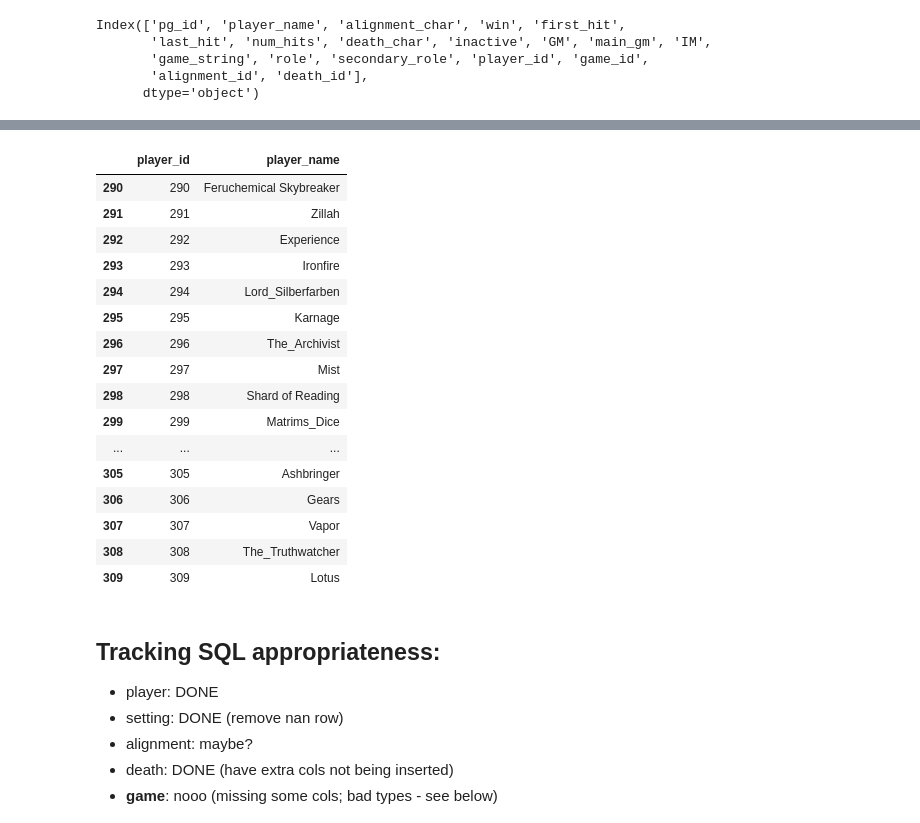
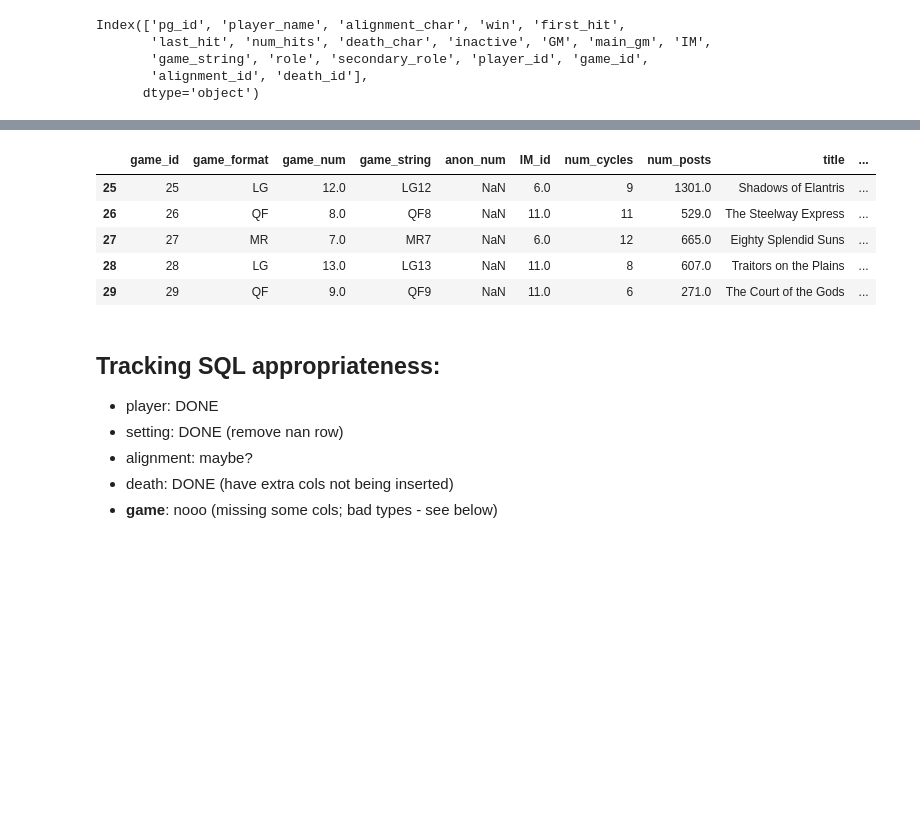
Before and after one commit to isabelle-sanford/se-stats, a Jupyter notebook: data_cleaning.ipynb, the cells around one changed output, grey strips where cells are left out. Drawn from its saved outputs; the diff is of its cells as text; code cells hidden in the pictures; blank space fills up the shorter version.

Commit message:
data cleaning worksgit add .

```diff
--- a/data_cleaning.ipynb
+++ b/data_cleaning.ipynb
@@ -161,12 +157,12 @@ print(game.columns)
 game = game.filter([
     "game_id",
     "game_format", "game_num", "game_string",
-    # "num_players",
+    "num_players",
     #"IM", # currently blank - pulling from Data instead
     "num_cycles",
     "num_posts",
     "fundamentals", "role_madness", "complexity",
-    #"winner",
+    "winner",
     "mechanics_balance", "distribution_balance",
     #"broken",
     "setting",
@@ -340,8 +312,8 @@ data.head()
 | 4 | 5 | Aether | E | W | 4.0 | 4.0 | 1.0 | V | NaN | ... |
 # %%
 s = pd.Series(setting.set_index("setting")["setting_id"])
-game["setting_id"] = game["setting"].map(s)
-
+g = game["setting"].map(s)
+game["setting_id"] = g.copy() # copy might not be necessary
 game.head()
 # %% [output]
 |  | game_id | game_format | game_num | game_string | num_cycles | num_posts | fundamentals | role_madness | ... |
@@ -353,11 +333,11 @@ game.head()
 # %%
 # Pull rest of stuff into game table from PG: IM id
 
-IM_list = data[data["IM"] == "Y"].filter(["player_id", "game_id"]).convert_dtypes()
+IM_list = data[data["IM"] == "Y"].filter(["player_id", "game_id"]).drop(4313)
+#IM_list["game_id"].astype("int", copy=False)
 
 game = game.merge(IM_list, on="game_id", how="left").rename(columns={"player_id": "IM_id"})
 
-game.head()
-# export games to csv (optionally)
+game.tail()
 # %% [output]
 |  | game_id | game_format | game_num | game_string | num_cycles | num_posts | fundamentals | role_madness | ... |
@@ -368,0 +349,16 @@ game.head()
+# %%
+game_final = game.filter([
+    "game_id", "game_format", "game_num", "game_string",
+    "anon_num", #"mechanics_balance", "distribution_balance",
+    "IM_id", "num_cycles", "num_posts", #"start_date", "end_date",
+    "title", "setting_id",
+    "complexity", "fundamentals", "role_madness"
+    ])
+
+
+#game_final["IM_id"] = game_final["IM_id"].fillna(None)
+# game_final["num_cycles"] = game_final["num_cycles"].fillna(-1)
+# game_final["num_posts"] = game_final["num_posts"].fillna(-1)
+
+
+game_final.head()
@@ -513,29 +464,22 @@ print(setting.head())
 # %%
 # removing bad characters
 
-player["player_name"] = player["player_name"].str.replace("'", "")
+# player["player_name"] = player["player_name"].str.replace("'", "")
 
-game["title"] = game["title"].str.replace("'", "")
+# game["title"] = game["title"].str.replace("'", "")
 
-player.iloc[290:310]
+# removes ? in MR7. Definitely need to find a way to do typing better though
+game_final["num_cycles"] = game_final["num_cycles"].str.replace("?", "")
+
+game_final.iloc[25:30]
+# player.iloc[290:310]
 # %% [output]
-|  | player_id | player_name |
-| 290 | 290 | Feruchemical Skybreaker |
-| 291 | 291 | Zillah |
-| 292 | 292 | Experience |
-| 293 | 293 | Ironfire |
-| 294 | 294 | Lord_Silberfarben |
-| 295 | 295 | Karnage |
-| 296 | 296 | The_Archivist |
-| 297 | 297 | Mist |
-| 298 | 298 | Shard of Reading |
-| 299 | 299 | Matrims_Dice |
-| ... | ... | ... |
-| 305 | 305 | Ashbringer |
-| 306 | 306 | Gears |
-| 307 | 307 | Vapor |
-| 308 | 308 | The_Truthwatcher |
-| 309 | 309 | Lotus |
+|  | game_id | game_format | game_num | game_string | anon_num | IM_id | num_cycles | num_posts | title | ... |
+| 25 | 25 | LG | 12.0 | LG12 | NaN | 6.0 | 9 | 1301.0 | Shadows of Elantris | ... |
+| 26 | 26 | QF | 8.0 | QF8 | NaN | 11.0 | 11 | 529.0 | The Steelway Express | ... |
+| 27 | 27 | MR | 7.0 | MR7 | NaN | 6.0 | 12 | 665.0 | Eighty Splendid Suns | ... |
+| 28 | 28 | LG | 13.0 | LG13 | NaN | 11.0 | 8 | 607.0 | Traitors on the Plains | ... |
+| 29 | 29 | QF | 9.0 | QF9 | NaN | 11.0 | 6 | 271.0 | The Court of the Gods | ... |
 # %% [markdown]
 ## Tracking SQL appropriateness:
 * player: DONE
```
Also changed, not shown: parts of 37 cells of this notebook, 3 other files.
